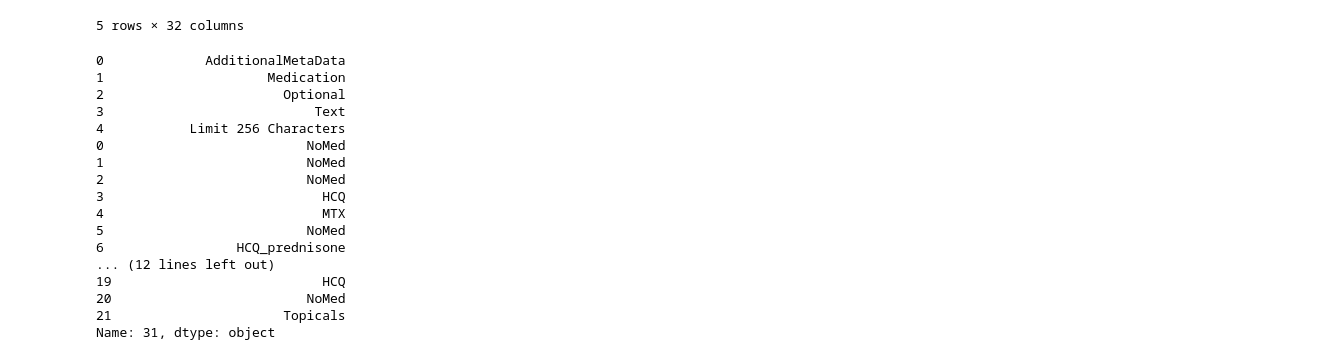
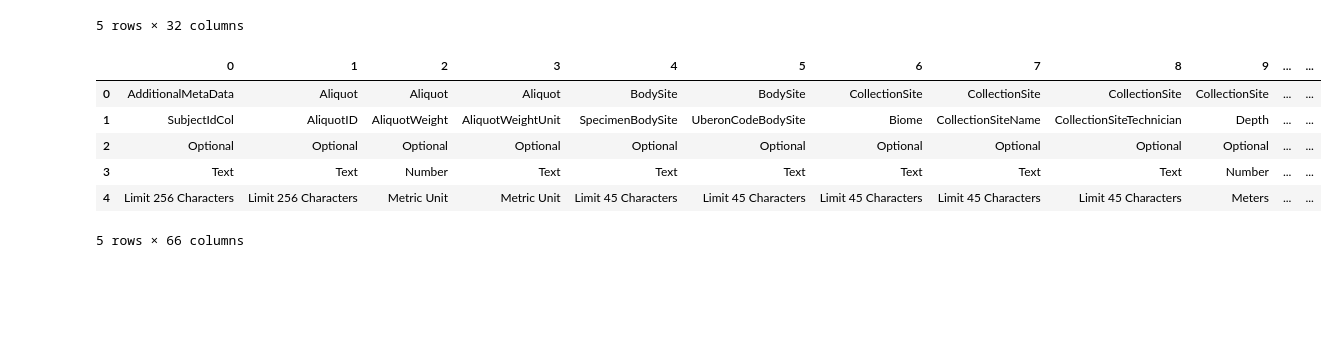
Before and after one commit to kbpi314/ampaim, a Jupyter notebook: code/MSQ141.ipynb, the cells around one changed output. Drawn from its saved outputs; the diff is of its cells as text; code cells hidden in the pictures; blank space fills up the shorter version.

```diff
--- a/code/MSQ141.ipynb
+++ b/code/MSQ141.ipynb
@@ -80,22 +80,32 @@ df_specimen.head()
 | 4 | Limit 45 Characters | Limit 180 Characters | Meters | Year-Month-Day | Limit 8 Characters | Limit 256 Characters | Year-Month-Day | Limit 256 Characters | Year-Month-Day | Limit 256 characters | ... | ... |
 5 rows × 32 columns
 # %%
-df_specimen[31]
+# specimen file 'Subjects.1' has the names which is column 16
+df_specimen = pd.read_csv(path + 'inputs/Guma_AMPAIM_specimen.tsv', sep='\t', header=None)
+
+# pull the header for later merge
+header = df_specimen.iloc[:5,:]
+
+# remove header
+df_specimen = df_specimen.iloc[5:,:]
+
+# df_RB is 24 values, df_specimen is 188, their overlap is 22
+# this is in df_RB missing from df_specimen {'601.003.ellipss', '601.001.ellipss'}
+# print(set(df_RB.index.values).difference(set(df_specimen[16].values)))
+# filter out specimens that are present in df_RB
+df_specimen = df_specimen.loc[df_specimen[0].isin(list(df_RB[0].values))]
+
+# add header to top of df_specimen
+df_specimen = pd.concat([header, df_specimen])
+
+# export to csv
+df_specimen.to_csv(path + 'inputs/df_specimen_MSQ141_KB.tsv', sep='\t', index=False, header=False, na_rep='NA')
+df_specimen.head()
 # %% [output]
+|  | 0 | 1 | 2 | 3 | 4 | 5 | 6 | 7 | 8 | 9 | ... | ... |
+| 0 | AdditionalMetaData | Aliquot | Aliquot | Aliquot | BodySite | BodySite | CollectionSite | CollectionSite | CollectionSite | CollectionSite | ... | ... |
+| 1 | SubjectIdCol | AliquotID | AliquotWeight | AliquotWeightUnit | SpecimenBodySite | UberonCodeBodySite | Biome | CollectionSiteName | CollectionSiteTechnician | Depth | ... | ... |
+| 2 | Optional | Optional | Optional | Optional | Optional | Optional | Optional | Optional | Optional | Optional | ... | ... |
+| 3 | Text | Text | Number | Text | Text | Text | Text | Text | Text | Number | ... | ... |
+| 4 | Limit 256 Characters | Limit 256 Characters | Metric Unit | Metric Unit | Limit 45 Characters | Limit 45 Characters | Limit 45 Characters | Limit 45 Characters | Limit 45 Characters | Meters | ... | ... |
-0             AdditionalMetaData
-1                     Medication
-2                       Optional
-3                           Text
-4           Limit 256 Characters
-0                          NoMed
-1                          NoMed
-2                          NoMed
-3                            HCQ
-4                            MTX
-5                          NoMed
-6                 HCQ_prednisone
-... (12 lines left out)
-19                           HCQ
-20                         NoMed
-21                      Topicals
-Name: 31, dtype: object
+5 rows × 66 columns
```
Also changed, not shown: parts of 13 cells of this notebook.
